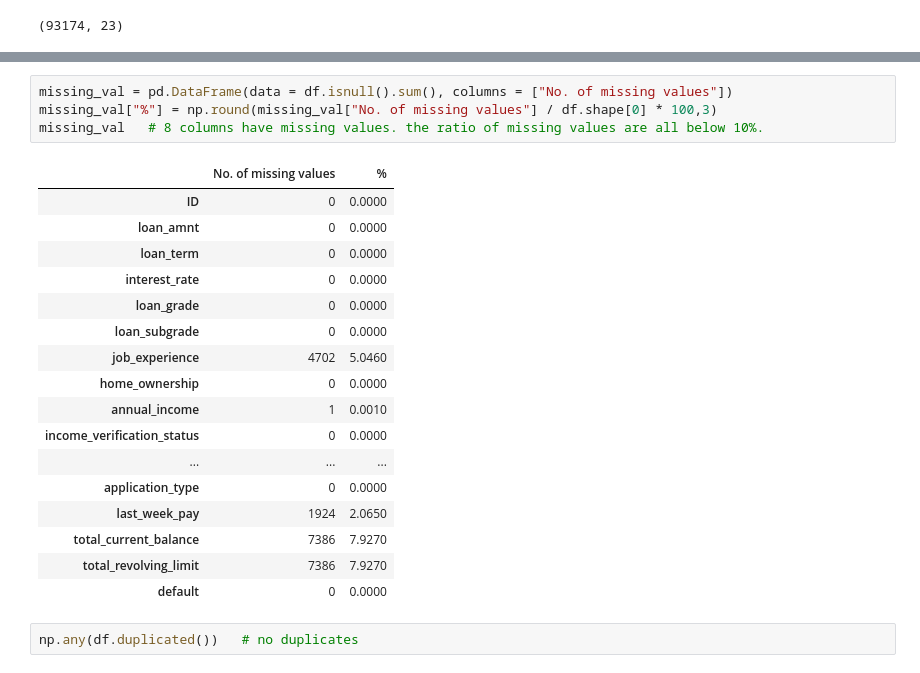
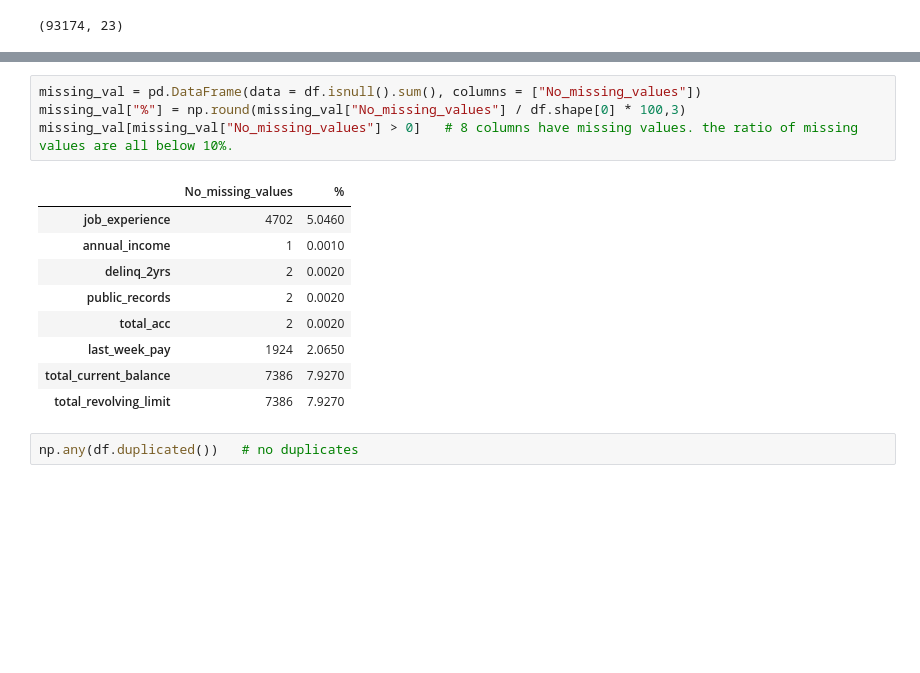
Before and after one commit to liangym2014/Data-science-and-machine-learning, a Jupyter notebook: 8.Hackathon_Loan_Default.ipynb, the cells around one changed output, grey strips where cells are left out. Cells and saved outputs as stored; diff of their text form; blank space fills up the shorter version.

```diff
--- a/8.Hackathon_Loan_Default.ipynb
+++ b/8.Hackathon_Loan_Default.ipynb
@@ -107,27 +110,19 @@ Data columns (total 23 columns):
 dtypes: float64(10), int64(4), object(9)
 memory usage: 16.3+ MB
 # %%
-missing_val = pd.DataFrame(data = df.isnull().sum(), columns = ["No. of missing values"])
-missing_val["%"] = np.round(missing_val["No. of missing values"] / df.shape[0] * 100,3)
-missing_val   # 8 columns have missing values. the ratio of missing values are all below 10%.
+missing_val = pd.DataFrame(data = df.isnull().sum(), columns = ["No_missing_values"])
+missing_val["%"] = np.round(missing_val["No_missing_values"] / df.shape[0] * 100,3)
+missing_val[missing_val["No_missing_values"] > 0]   # 8 columns have missing values. the ratio of missing values are all below 10%.
 # %% [output]
-|  | No. of missing values | % |
-| ID | 0 | 0.0000 |
-| loan_amnt | 0 | 0.0000 |
-| loan_term | 0 | 0.0000 |
-| interest_rate | 0 | 0.0000 |
-| loan_grade | 0 | 0.0000 |
-| loan_subgrade | 0 | 0.0000 |
+|  | No_missing_values | % |
 | job_experience | 4702 | 5.0460 |
-| home_ownership | 0 | 0.0000 |
 | annual_income | 1 | 0.0010 |
-| income_verification_status | 0 | 0.0000 |
-| ... | ... | ... |
-| application_type | 0 | 0.0000 |
+| delinq_2yrs | 2 | 0.0020 |
+| public_records | 2 | 0.0020 |
+| total_acc | 2 | 0.0020 |
 | last_week_pay | 1924 | 2.0650 |
 | total_current_balance | 7386 | 7.9270 |
 | total_revolving_limit | 7386 | 7.9270 |
-| default | 0 | 0.0000 |
 # %%
 np.any(df.duplicated())   # no duplicates
 # %% [output]
```
Also changed, not shown: parts of 61 cells of this notebook.
